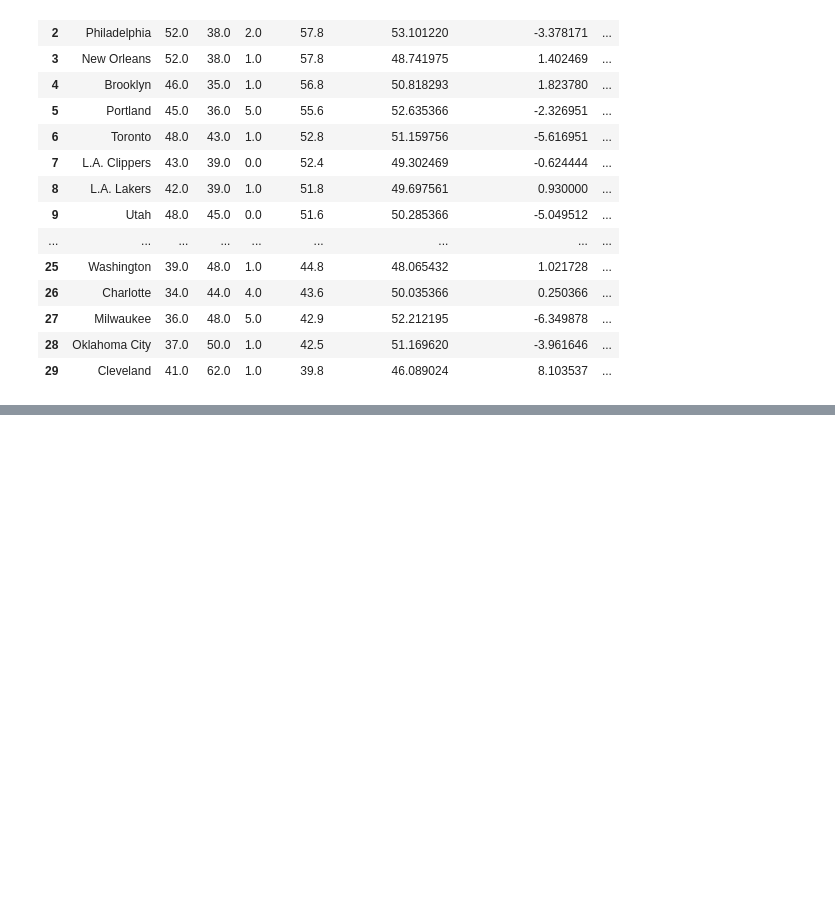
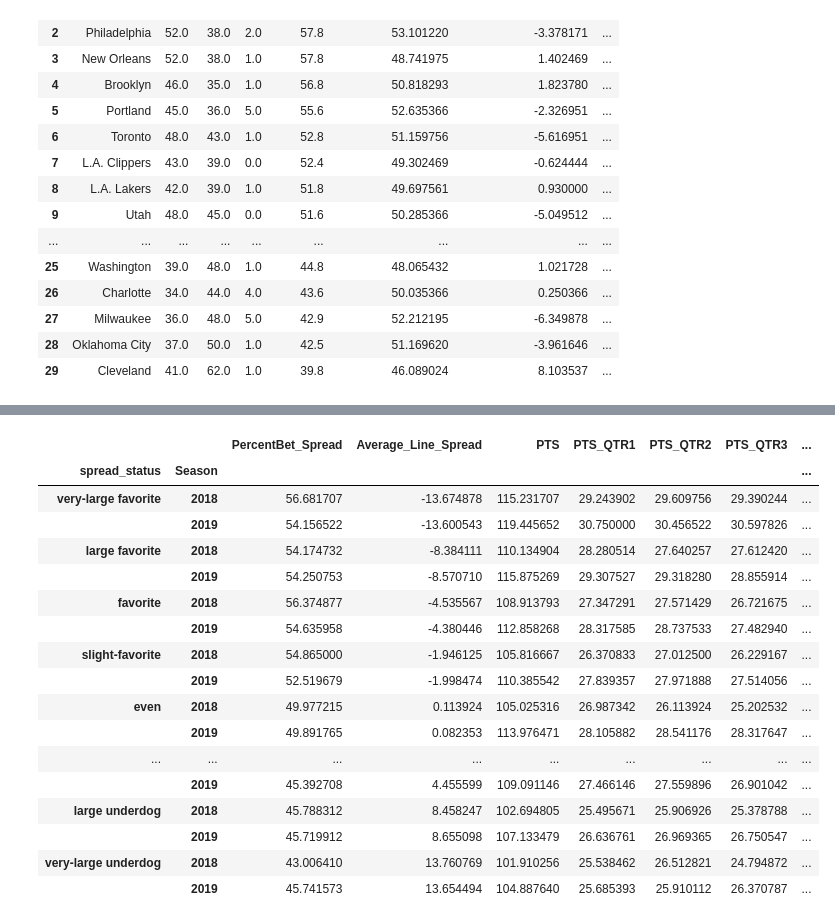
Before and after one commit to kyle-rgb/ETL_Project, a Jupyter notebook: MondayClean_New.ipynb, the cells around one changed output, grey strips where cells are left out. Cells and saved outputs as stored; diff of their text form; code cells hidden in the pictures; blank space fills up the shorter version.

```diff
--- a/MondayClean_New.ipynb
+++ b/MondayClean_New.ipynb
@@ -626,0 +790,27 @@ LinregressResult(slope=0.7553008505691808, intercept=12.181619901451569, rvalue=
+# %%
+# Spread Type Splits
+main_agg = "mean"
+
+full_df.groupby(["spread_status", "Season"]).agg({"PercentBet_Spread": main_agg, "Average_Line_Spread": main_agg,
+                                                             "PTS": main_agg, "PTS_QTR1": main_agg, "PTS_QTR2": main_agg, "PTS_QTR3": main_agg, "PTS_QTR4": main_agg,
+                                                             "FG_PCT": main_agg, "FT_PCT": main_agg, "FG3_PCT": main_agg, "AST": main_agg, "REB": main_agg, "TOV": main_agg,
+                                                             "Spread_Result": main_agg, "Spread_Wins": 'sum', "Season": main_agg})
+# %% [output]
+|  |  | PercentBet_Spread | Average_Line_Spread | PTS | PTS_QTR1 | PTS_QTR2 | PTS_QTR3 | ... |
+| spread_status | Season |  |  |  |  |  |  | ... |
+| very-large favorite | 2018 | 56.681707 | -13.674878 | 115.231707 | 29.243902 | 29.609756 | 29.390244 | ... |
+|  | 2019 | 54.156522 | -13.600543 | 119.445652 | 30.750000 | 30.456522 | 30.597826 | ... |
+| large favorite | 2018 | 54.174732 | -8.384111 | 110.134904 | 28.280514 | 27.640257 | 27.612420 | ... |
+|  | 2019 | 54.250753 | -8.570710 | 115.875269 | 29.307527 | 29.318280 | 28.855914 | ... |
+| favorite | 2018 | 56.374877 | -4.535567 | 108.913793 | 27.347291 | 27.571429 | 26.721675 | ... |
+|  | 2019 | 54.635958 | -4.380446 | 112.858268 | 28.317585 | 28.737533 | 27.482940 | ... |
+| slight-favorite | 2018 | 54.865000 | -1.946125 | 105.816667 | 26.370833 | 27.012500 | 26.229167 | ... |
+|  | 2019 | 52.519679 | -1.998474 | 110.385542 | 27.839357 | 27.971888 | 27.514056 | ... |
+| even | 2018 | 49.977215 | 0.113924 | 105.025316 | 26.987342 | 26.113924 | 25.202532 | ... |
+|  | 2019 | 49.891765 | 0.082353 | 113.976471 | 28.105882 | 28.541176 | 28.317647 | ... |
+| ... | ... | ... | ... | ... | ... | ... | ... | ... |
+|  | 2019 | 45.392708 | 4.455599 | 109.091146 | 27.466146 | 27.559896 | 26.901042 | ... |
+| large underdog | 2018 | 45.788312 | 8.458247 | 102.694805 | 25.495671 | 25.906926 | 25.378788 | ... |
+|  | 2019 | 45.719912 | 8.655098 | 107.133479 | 26.636761 | 26.969365 | 26.750547 | ... |
+| very-large underdog | 2018 | 43.006410 | 13.760769 | 101.910256 | 25.538462 | 26.512821 | 24.794872 | ... |
+|  | 2019 | 45.741573 | 13.654494 | 104.887640 | 25.685393 | 25.910112 | 26.370787 | ... |
```
Also changed, not shown: parts of 69 cells of this notebook, 1 other file.
